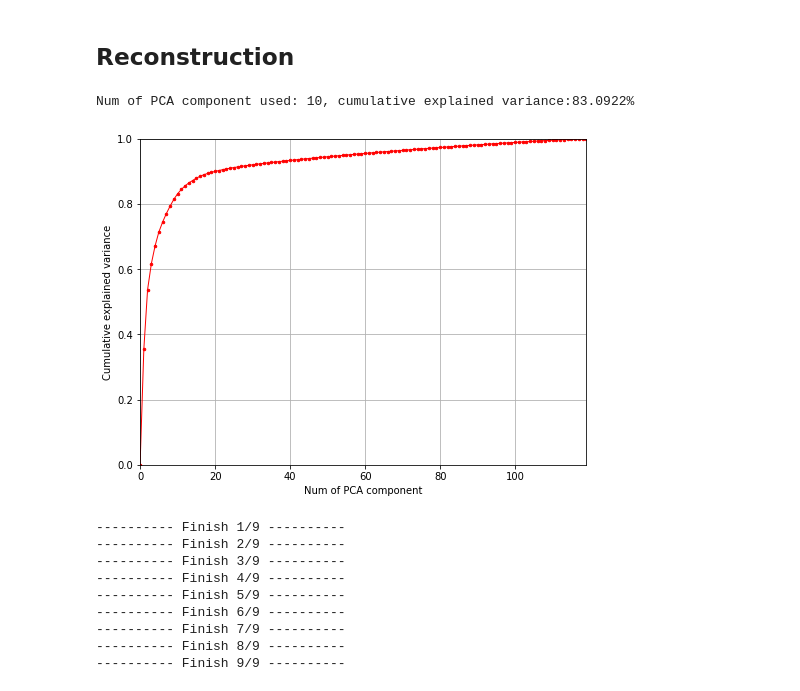
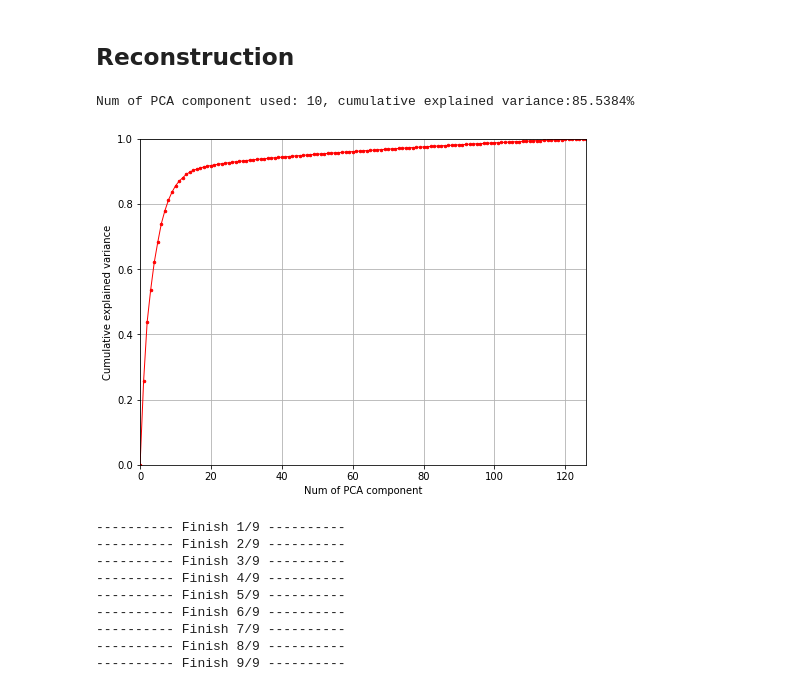
Before and after one commit to SJTUzhou/3D-Teeth-Reconstruction-from-Five-Intra-oral-Images, a Jupyter notebook: cpd_ssm.ipynb, the cells around one changed output. Cells and saved outputs as stored; diff of their text form; code cells hidden in the pictures.

Commit message:
tooth mode visualiz

```diff
--- a/cpd_ssm.ipynb
+++ b/cpd_ssm.ipynb
@@ -622,12 +617,17 @@ alignedPointGroups, alignedPgIndices = loadAlignedPointGroupsWithIndex(saveDirGp
-# %%
-eigVal, eigVec, A, meanTrainPointVector = getEigValVecOfSSMByPCA(alignedPointGroups)
-numPC2Keep = 10
-featureVectors = A @ eigVec[:,:numPC2Keep]
-print("Num of PCA component used: {}, cumulative explained variance:{:.4f}%".format(numPC2Keep,100*remainedInfoRatio(eigVal, numPC2Keep))) # 保留前?个主成分
-visualizeCompactnessOfSSM(eigVal)
-# %% [output]
-Num of PCA component used: 10, cumulative explained variance:83.0922%
-[figure, removed]
+# %%
+toothIndex = 11
+saveDirGp = r"./data/cpdGpAlignedData/{}/".format(toothIndex)
+# saveAlignedPointGroups2Txt(alignedPointGroups, trainPgTags, saveDir)
+alignedPointGroups, alignedPgIndices = loadAlignedPointGroupsWithIndex(saveDirGp)
+
+eigVal, eigVec, A, meanTrainPointVector = getEigValVecOfSSMByPCA(alignedPointGroups)
+numPC2Keep = 10
+featureVectors = A @ eigVec[:,:numPC2Keep]
+print("Num of PCA component used: {}, cumulative explained variance:{:.4f}%".format(numPC2Keep,100*remainedInfoRatio(eigVal, numPC2Keep))) # 保留前?个主成分
+visualizeCompactnessOfSSM(eigVal)
+# %% [output]
+Num of PCA component used: 10, cumulative explained variance:85.5384%
+[figure, added]
 # %%
 def alignTestPointGroups(refPG, testPGs, tolerance=1e-4, max_iter=100):
     testScales = []
```
Also changed, not shown: parts of 7 cells of this notebook.
